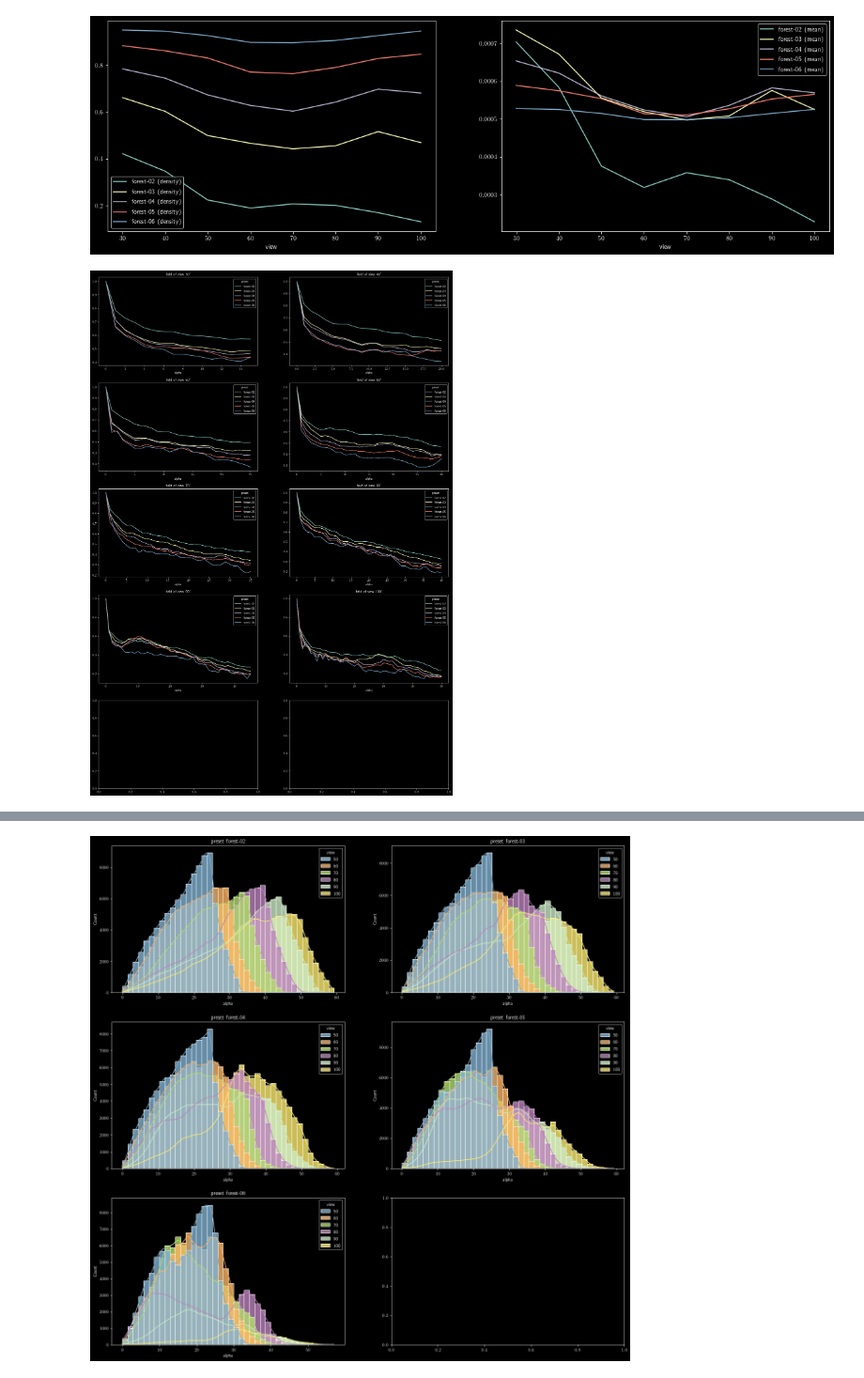
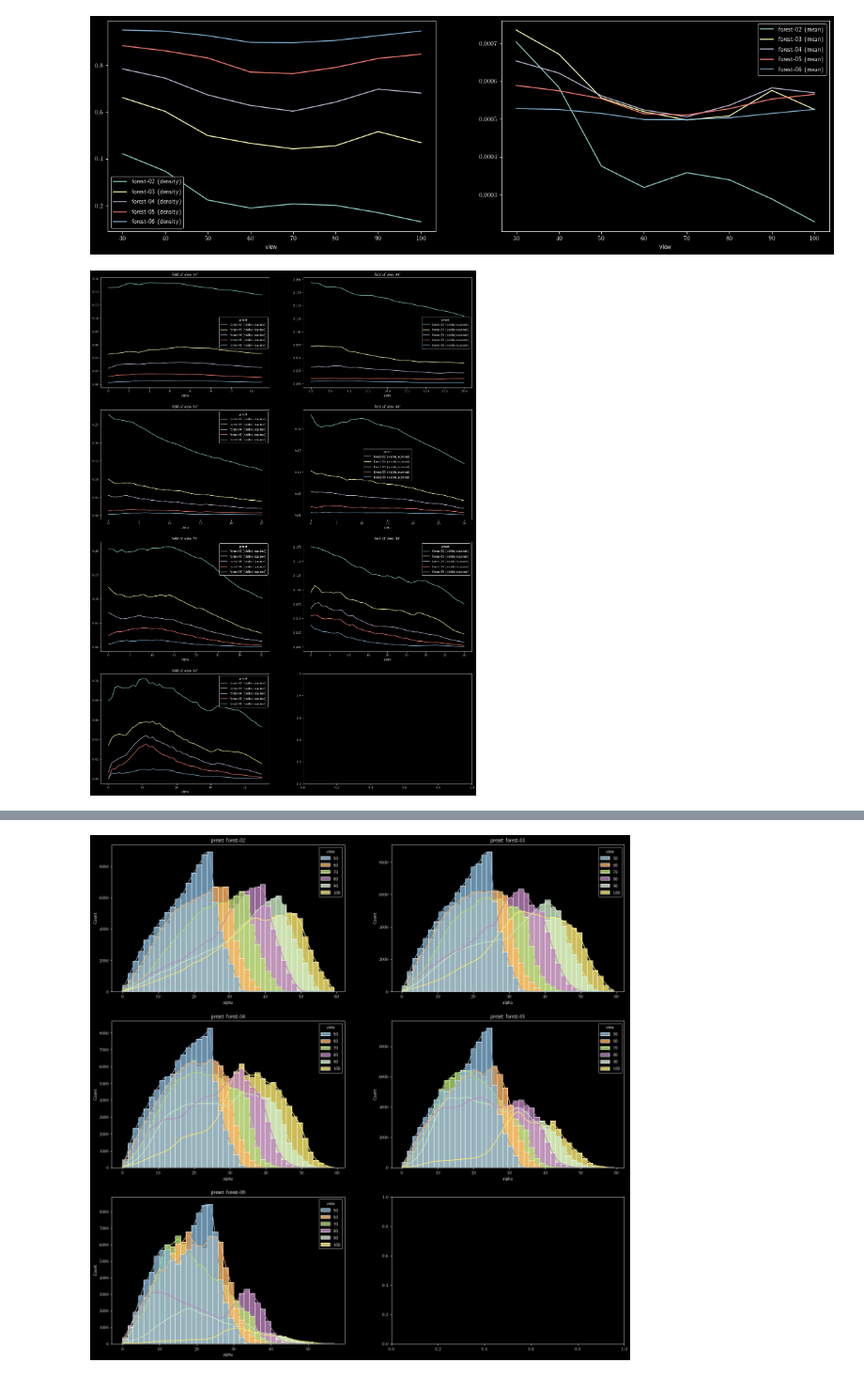
Before and after one commit to tensorware/aos-evaluation, a Jupyter notebook: visualize.ipynb, the cells around one changed output, grey strips where cells are left out. Shown at 94% size. Saved outputs shown, nothing was run; the diff lists cells and outputs as text; code cells hidden in the pictures.

Commit message:
alpha plots

```diff
--- a/visualize.ipynb
+++ b/visualize.ipynb
@@ -117,16 +117,18 @@ for i, (preset, group) in enumerate(df[column_mask][row_mask].groupby('preset'))
 # %% [output]
 [figure]
 # %%
-def dataframe(alphas):
-    visible_alphas_idx = np.nonzero(alphas[:, :, 1])
-    visible_alphas_idx_x, visible_alphas_idx_y, visible_alphas_idx_a = visible_alphas_idx
+def aggregate_alphas(alphas):
+    #alphas_idx = np.nonzero(alphas[:, :, 1])
+    alphas_idx = np.nonzero(alphas[:, :, 0])
+
+    alphas_idx_x, alphas_idx_y, alphas_idx_a = alphas_idx
 
     # alpha values
-    scanned_alphas = alphas[visible_alphas_idx_x, visible_alphas_idx_y, 0, visible_alphas_idx_a]
-    visible_alphas = alphas[visible_alphas_idx_x, visible_alphas_idx_y, 1, visible_alphas_idx_a]
+    scanned_alphas = alphas[alphas_idx_x, alphas_idx_y, 0, alphas_idx_a]
+    visible_alphas = alphas[alphas_idx_x, alphas_idx_y, 1, alphas_idx_a]
 
     # alphas data
-    data_alphas = np.array([visible_alphas_idx_a, scanned_alphas, visible_alphas]).T
+    data_alphas = np.array([alphas_idx_a, scanned_alphas, visible_alphas]).T
 
     # alphas dataframe
     df_alphas = pd.DataFrame(data_alphas, columns=['alpha', 'scanned', 'visible'])
@@ -138,17 +140,20 @@ def dataframe(alphas):
 
     return df_alphas_agg.reset_index()
 
-def plot_alphas(mask, groups, title):
-    fig, axs = plt.subplots(5, 2, figsize=(20, 30))
+def plot_alphas(df, mask, groups, title):
+    df_group = df[['view', 'preset', 'size', 'data_alpha']][mask].groupby(groups[0])
 
-    columns = ['view', 'preset', 'size', 'data_alpha']
-    for i, (name_0, group_0) in enumerate(df[columns][mask].groupby(groups[0])):
+    # init plot
+    n_cols, n_rows = 2, np.ceil(len(df_group) / 2).astype(np.int16)
+    fig, axs = plt.subplots(n_rows, n_cols, figsize=(20, n_rows * 7))
 
+    # aggregate data
+    for i, (name_0, group_0) in enumerate(df_group):
         ax = axs[i // 2, i % 2]
         for j, alphas in enumerate(group_0['data_alpha']):
 
             # alpha dataframe
-            df_alpha = dataframe(alphas)
+            df_alpha = aggregate_alphas(alphas)
             df_alpha['view'] = group_0['view'].iloc[j]
             df_alpha['preset'] = group_0['preset'].iloc[j]
             df_alpha['size'] = group_0['size'].iloc[j]
@@ -158,16 +163,15 @@ def plot_alphas(mask, groups, title):
 
             # plot alphas
             for name_1, group_1 in df_alpha.groupby(groups[1]):
-                group_1.plot(x='alpha', y='result', label=name_1, ax=ax)
+                group_1.plot(x='alpha', y='result', label=f'{name_1} (visible/scanned)', ax=ax)
 
         # plot title and legend
         ax.set_title(title % name_0)
         ax.legend(title=groups[1])
 # %%
-mask = (df['view'] >= 10) & (df['view'] <= 100) & (df['size'] >= 300)
-groups = ['view', 'preset']
+mask = (df['view'] >= 30) & (df['view'] <= 90) & (df['size'] >= 300)
 
-plot_alphas(mask, groups, 'field of view %s°')
+plot_alphas(df, mask, ['view', 'preset'], 'field of view %s°')
 # %% [output]
-[figure, old version]
+[figure, new version]
 # %%
```
Also changed, not shown: parts of 3 cells of this notebook, 1 other file.
